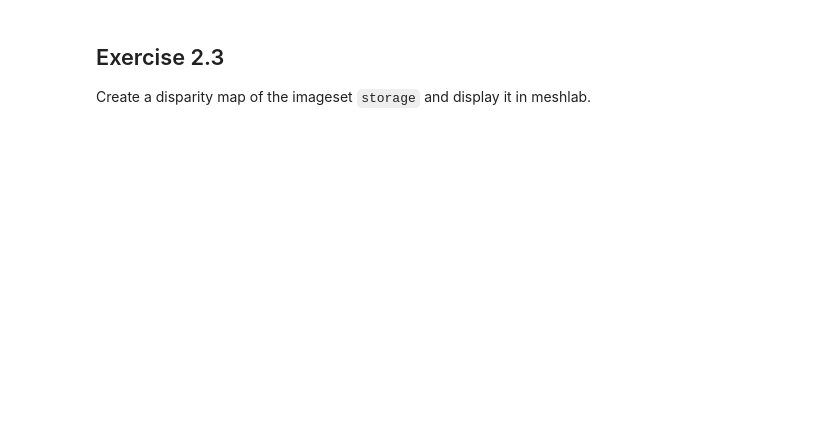
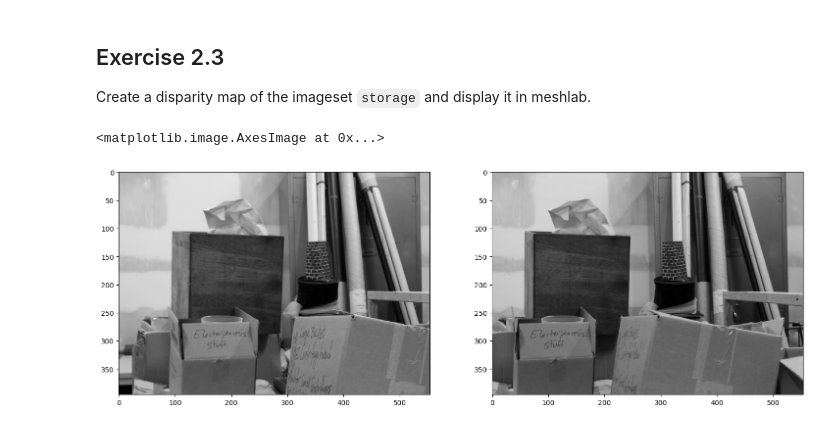
Before and after one commit to alpacfer/pfas, a Jupyter notebook: week3/exercises/Exercise 2 - Stereo Block Matching.ipynb, the cells around one changed output. Saved outputs shown, nothing was run; the diff lists cells and outputs as text; code cells hidden in the pictures; blank space fills up the shorter version.

Commit message:
Add output file for stereo template matching/block matching

```diff
--- a/week3/exercises/Exercise 2 - Stereo Block Matching.ipynb
+++ b/week3/exercises/Exercise 2 - Stereo Block Matching.ipynb
@@ -112,3 +190,23 @@ out.ply saved
 ## Exercise 2.3
 
 Create a disparity map of the imageset `storage` and display it in meshlab.
+# %%
+# load the images
+img_left = cv2.imread("storage_left.png")
+img_right = cv2.imread("storage_right.png")
+
+# rescale images (can be left out)
+img_size = (int(img_left.shape[1]/5), int(img_left.shape[0]/5))
+img_left = cv2.resize(img_left, img_size, interpolation=cv2.INTER_AREA)
+img_right = cv2.resize(img_right, img_size, interpolation=cv2.INTER_AREA)
+
+# convert images to grayscale for template matching
+gray_left = cv2.cvtColor(img_left, cv2.COLOR_BGR2GRAY)
+gray_right = cv2.cvtColor(img_right, cv2.COLOR_BGR2GRAY)
+
+f, (ax_left, ax_right) = plt.subplots(1, 2, figsize=(18,18))
+ax_left.imshow(gray_left)
+ax_right.imshow(gray_right)
+# %% [output]
+<matplotlib.image.AxesImage at 0x...>
+[figure, added]
```
Also changed, not shown: parts of 7 cells of this notebook, 2 other files.
